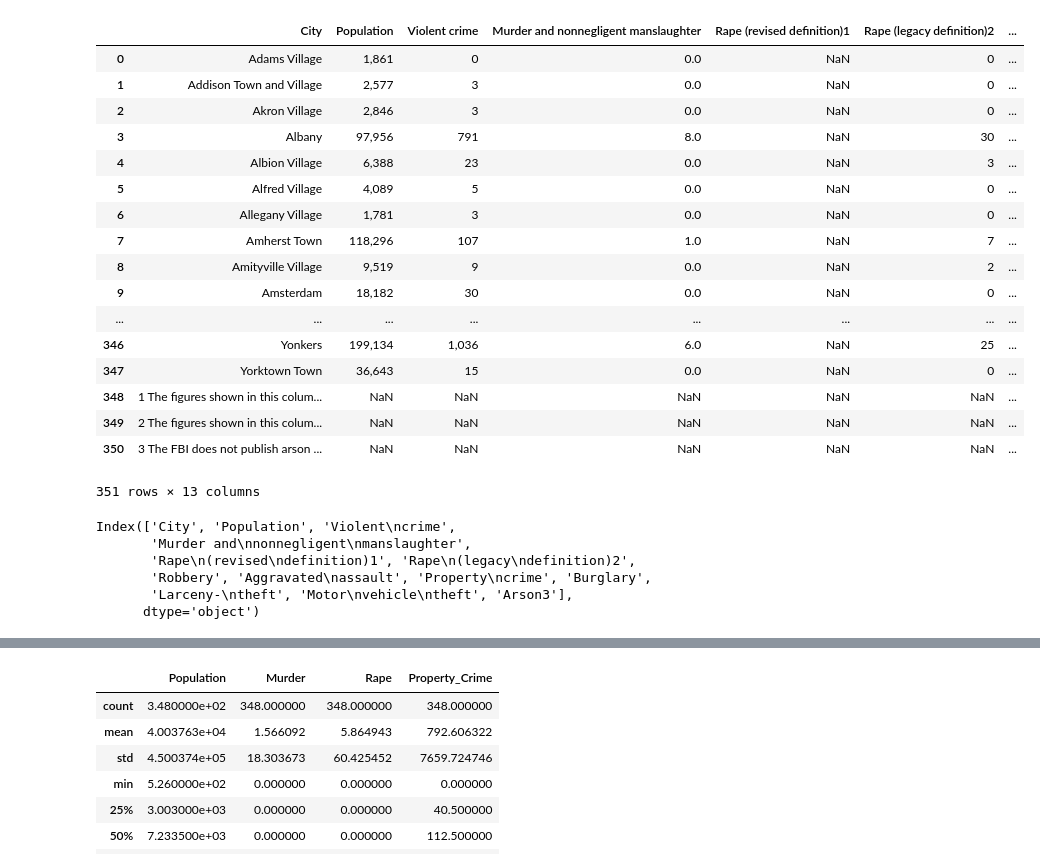
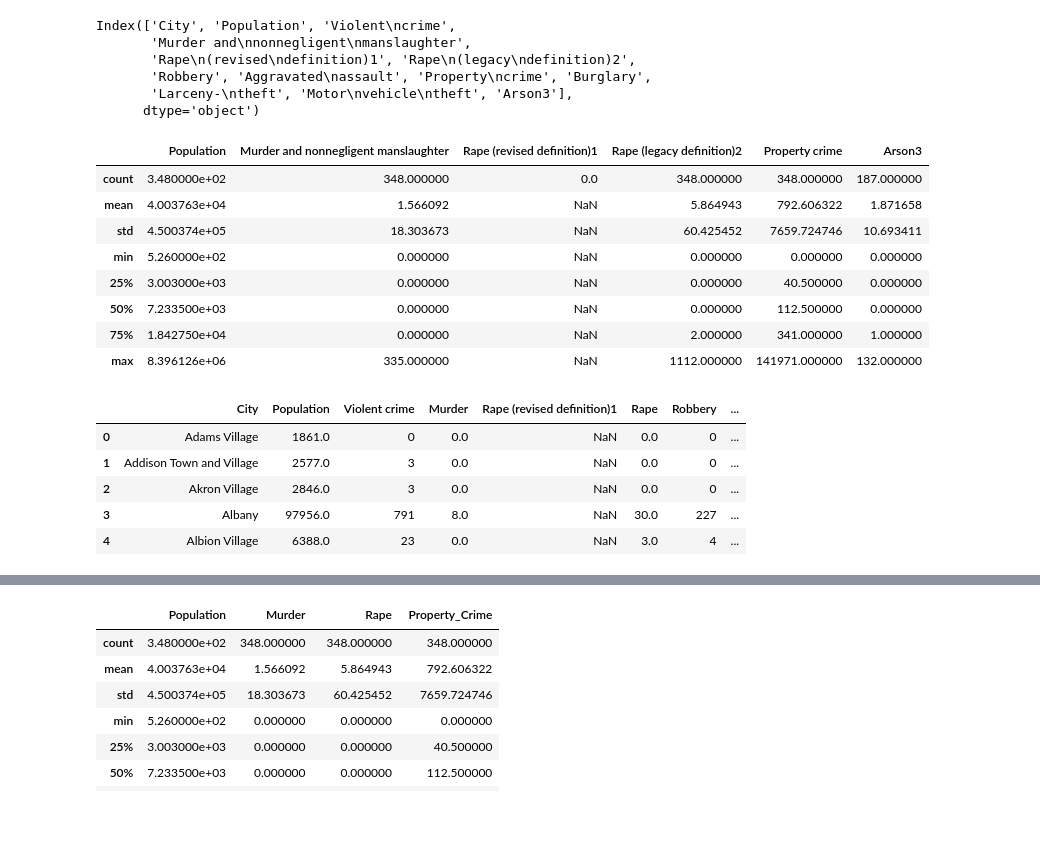
Before and after one commit to zinrion/Thinkful-Projects, a Jupyter notebook: Thinkful Challenge Make Your Own Regression Model.ipynb, the cells around one changed output, grey strips where cells are left out. Cells and saved outputs as stored; diff of their text form; code cells hidden in the pictures; blank space fills up the shorter version.

```diff
--- a/Thinkful Challenge Make Your Own Regression Model.ipynb
+++ b/Thinkful Challenge Make Your Own Regression Model.ipynb
@@ -10,0 +22,29 @@ data= raw_data
+# %%
+#See columns
+data.columns
+# %% [output]
+Index(['City', 'Population', 'Violent\ncrime',
+       'Murder and\nnonnegligent\nmanslaughter',
+       'Rape\n(revised\ndefinition)1', 'Rape\n(legacy\ndefinition)2',
+       'Robbery', 'Aggravated\nassault', 'Property\ncrime', 'Burglary',
+       'Larceny-\ntheft', 'Motor\nvehicle\ntheft', 'Arson3'],
+      dtype='object')
+# %%
+#Further clean the data
+data['Population'] = data['Population'].str.replace(',', '')
+data['Rape\n(legacy\ndefinition)2'] = data['Rape\n(legacy\ndefinition)2'].str.replace(',', '')
+data['Property\ncrime'] = data['Property\ncrime'].str.replace(',', '')
+data['Property\ncrime'] = pd.to_numeric(data['Property\ncrime'])
+data['Population'] = pd.to_numeric(data['Population'])
+data['Rape\n(legacy\ndefinition)2'] = pd.to_numeric(data['Rape\n(legacy\ndefinition)2'])
+data.describe()
+# %% [output]
+|  | Population | Murder and nonnegligent manslaughter | Rape (revised definition)1 | Rape (legacy definition)2 | Property crime | Arson3 |
+| count | 3.480000e+02 | 348.000000 | 0.0 | 348.000000 | 348.000000 | 187.000000 |
+| mean | 4.003763e+04 | 1.566092 | NaN | 5.864943 | 792.606322 | 1.871658 |
+| std | 4.500374e+05 | 18.303673 | NaN | 60.425452 | 7659.724746 | 10.693411 |
+| min | 5.260000e+02 | 0.000000 | NaN | 0.000000 | 0.000000 | 0.000000 |
+| 25% | 3.003000e+03 | 0.000000 | NaN | 0.000000 | 40.500000 | 0.000000 |
+| 50% | 7.233500e+03 | 0.000000 | NaN | 0.000000 | 112.500000 | 0.000000 |
+| 75% | 1.842750e+04 | 0.000000 | NaN | 2.000000 | 341.000000 | 1.000000 |
+| max | 8.396126e+06 | 335.000000 | NaN | 1112.000000 | 141971.000000 | 132.000000 |
@@ -11,30 +54,9 @@ data= raw_data
 # %%
-data
+data.head()
 # %% [output]
-|  | City | Population | Violent crime | Murder and nonnegligent manslaughter | Rape (revised definition)1 | Rape (legacy definition)2 | ... |
-| 0 | Adams Village | 1,861 | 0 | 0.0 | NaN | 0 | ... |
-| 1 | Addison Town and Village | 2,577 | 3 | 0.0 | NaN | 0 | ... |
-| 2 | Akron Village | 2,846 | 3 | 0.0 | NaN | 0 | ... |
-| 3 | Albany | 97,956 | 791 | 8.0 | NaN | 30 | ... |
-| 4 | Albion Village | 6,388 | 23 | 0.0 | NaN | 3 | ... |
-| 5 | Alfred Village | 4,089 | 5 | 0.0 | NaN | 0 | ... |
-| 6 | Allegany Village | 1,781 | 3 | 0.0 | NaN | 0 | ... |
-| 7 | Amherst Town | 118,296 | 107 | 1.0 | NaN | 7 | ... |
-| 8 | Amityville Village | 9,519 | 9 | 0.0 | NaN | 2 | ... |
-| 9 | Amsterdam | 18,182 | 30 | 0.0 | NaN | 0 | ... |
-| ... | ... | ... | ... | ... | ... | ... | ... |
-| 346 | Yonkers | 199,134 | 1,036 | 6.0 | NaN | 25 | ... |
-| 347 | Yorktown Town | 36,643 | 15 | 0.0 | NaN | 0 | ... |
-| 348 | 1 The figures shown in this colum... | NaN | NaN | NaN | NaN | NaN | ... |
-| 349 | 2 The figures shown in this colum... | NaN | NaN | NaN | NaN | NaN | ... |
-| 350 | 3 The FBI does not publish arson ... | NaN | NaN | NaN | NaN | NaN | ... |
+|  | City | Population | Violent crime | Murder | Rape (revised definition)1 | Rape | Robbery | ... |
+| 0 | Adams Village | 1861.0 | 0 | 0.0 | NaN | 0.0 | 0 | ... |
+| 1 | Addison Town and Village | 2577.0 | 3 | 0.0 | NaN | 0.0 | 0 | ... |
+| 2 | Akron Village | 2846.0 | 3 | 0.0 | NaN | 0.0 | 0 | ... |
+| 3 | Albany | 97956.0 | 791 | 8.0 | NaN | 30.0 | 227 | ... |
+| 4 | Albion Village | 6388.0 | 23 | 0.0 | NaN | 3.0 | 4 | ... |
-351 rows × 13 columns
-# %%
-data.columns
-# %% [output]
-Index(['City', 'Population', 'Violent\ncrime',
-       'Murder and\nnonnegligent\nmanslaughter',
-       'Rape\n(revised\ndefinition)1', 'Rape\n(legacy\ndefinition)2',
-       'Robbery', 'Aggravated\nassault', 'Property\ncrime', 'Burglary',
-       'Larceny-\ntheft', 'Motor\nvehicle\ntheft', 'Arson3'],
-      dtype='object')
```
Also changed, not shown: parts of 11 cells of this notebook.
